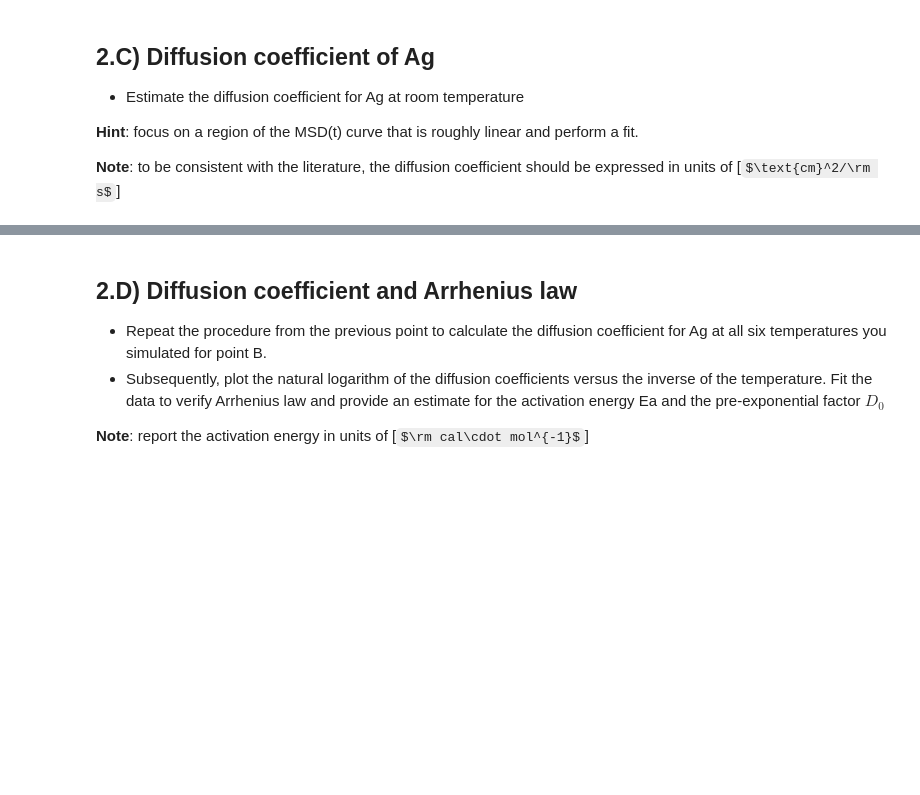
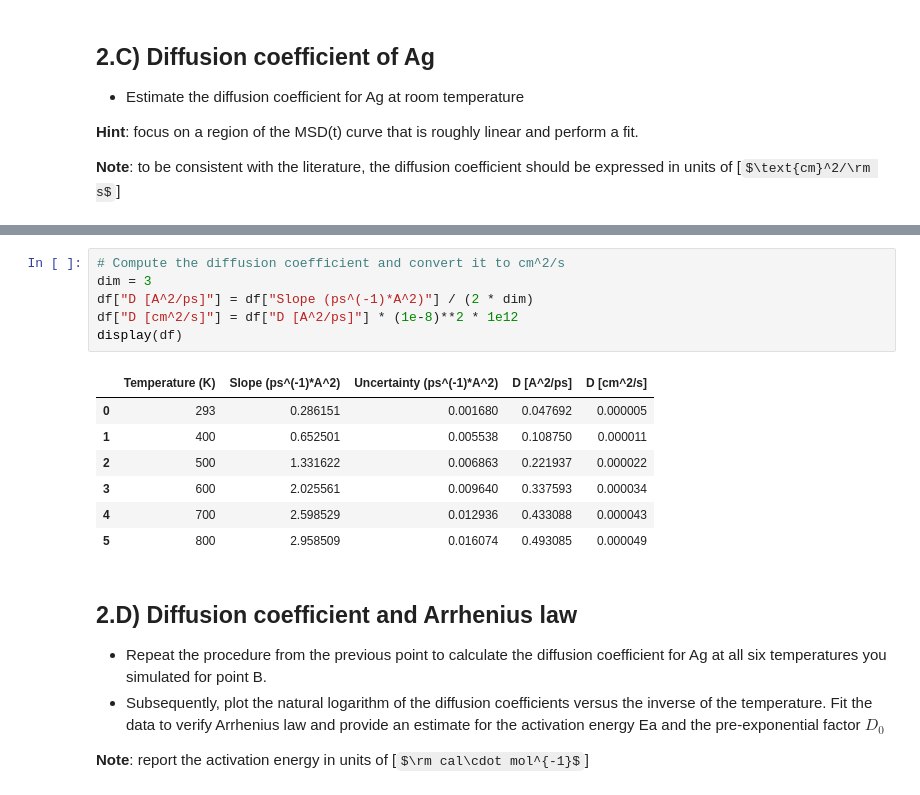
Before and after one commit to sylvainshan/MSE-468-Atomisitc-and-Quantum-Simulations-of-Materials, a Jupyter notebook: lab4/Analysis.ipynb, the cells around one changed output, grey strips where cells are left out. Saved outputs shown, nothing was run; the diff lists cells and outputs as text; some formulas as TeX source; blank space fills up the shorter version.

```diff
--- a/lab4/Analysis.ipynb
+++ b/lab4/Analysis.ipynb
@@ -221,3 +249,17 @@ plot_rdf(list_df_rdf_293, list_df_rdf_10, n_bins)
+# %%
+# Compute the diffusion coefficient and convert it to cm^2/s
+dim = 3
+df["D [A^2/ps]"] = df["Slope (ps^(-1)*A^2)"] / (2 * dim)
+df["D [cm^2/s]"] = df["D [A^2/ps]"] * (1e-8)**2 * 1e12
+display(df)
+# %% [output]
+|  | Temperature (K) | Slope (ps^(-1)*A^2) | Uncertainty (ps^(-1)*A^2) | D [A^2/ps] | D [cm^2/s] |
+| 0 | 293 | 0.286151 | 0.001680 | 0.047692 | 0.000005 |
+| 1 | 400 | 0.652501 | 0.005538 | 0.108750 | 0.000011 |
+| 2 | 500 | 1.331622 | 0.006863 | 0.221937 | 0.000022 |
+| 3 | 600 | 2.025561 | 0.009640 | 0.337593 | 0.000034 |
+| 4 | 700 | 2.598529 | 0.012936 | 0.433088 | 0.000043 |
+| 5 | 800 | 2.958509 | 0.016074 | 0.493085 | 0.000049 |
 # %% [markdown]
 ## 2.D) Diffusion coefficient and Arrhenius law
 
```
Also changed, not shown: parts of 6 cells of this notebook, 13 other files.
